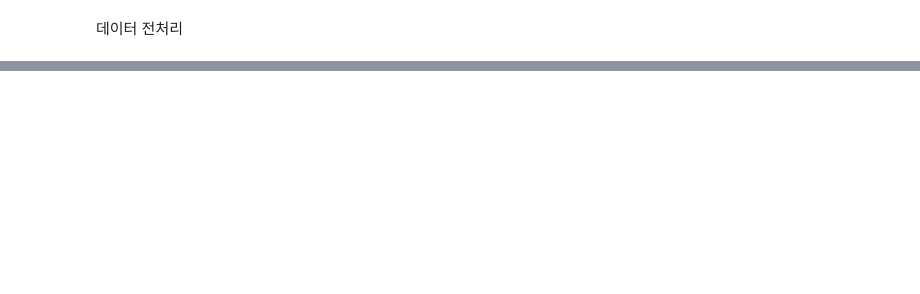
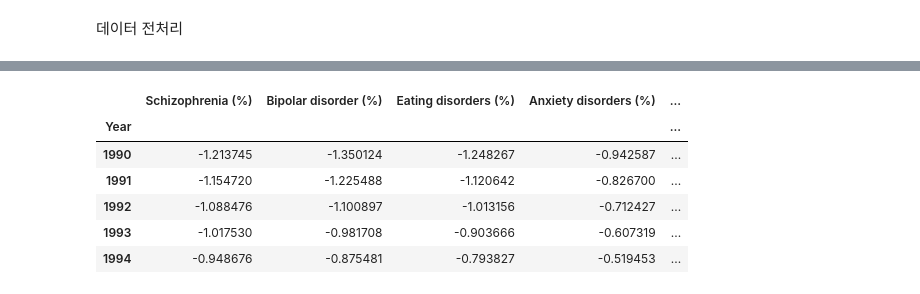
Before and after one commit to Eunjieater/DAP, a Jupyter notebook: FINAL_PROJECT.ipynb, the cells around one changed output, grey strips where cells are left out. Drawn from its saved outputs; the diff is of its cells as text; code cells hidden in the pictures; blank space fills up the shorter version.

```diff
--- a/FINAL_PROJECT.ipynb
+++ b/FINAL_PROJECT.ipynb
@@ -187,0 +244,21 @@ df_do_south
+# %%
+#상관계수 모두 봤으니 이제 시각화 위해 CONCAT
+#이 떄, robust 첫번째 행이 0부터 시작하므로 year 데이터프레임을 따로 만들어야함.
+new_data = {'Year' : ['1990', '1991', '1992', '1993', '1994', '1995', '1996', '1997', '1998', '1999',
+                      '2000', '2001', '2002', '2003', '2004', '2005', '2006', '2007', '2008',
+                     '2009', '2010', '2011', '2012', '2013', '2014', '2015', '2016', '2017']}
+new_df = pd.DataFrame(new_data)
+df_do_south = pd.concat([new_df, df_robust_s], axis=1)
+df_do_north = pd.concat([new_df, df_robust_n], axis=1)
+#https://seong6496.tistory.com/73 : set_index
+df_do_south.set_index('Year', inplace=True)
+df_do_north.set_index('Year', inplace=True)
+df_do_south.head()
+# %% [output]
+|  | Schizophrenia (%) | Bipolar disorder (%) | Eating disorders (%) | Anxiety disorders (%) | ... |
+| Year |  |  |  |  | ... |
+| 1990 | -1.213745 | -1.350124 | -1.248267 | -0.942587 | ... |
+| 1991 | -1.154720 | -1.225488 | -1.120642 | -0.826700 | ... |
+| 1992 | -1.088476 | -1.100897 | -1.013156 | -0.712427 | ... |
+| 1993 | -1.017530 | -0.981708 | -0.903666 | -0.607319 | ... |
+| 1994 | -0.948676 | -0.875481 | -0.793827 | -0.519453 | ... |
```
Also changed, not shown: parts of 17 cells of this notebook.
